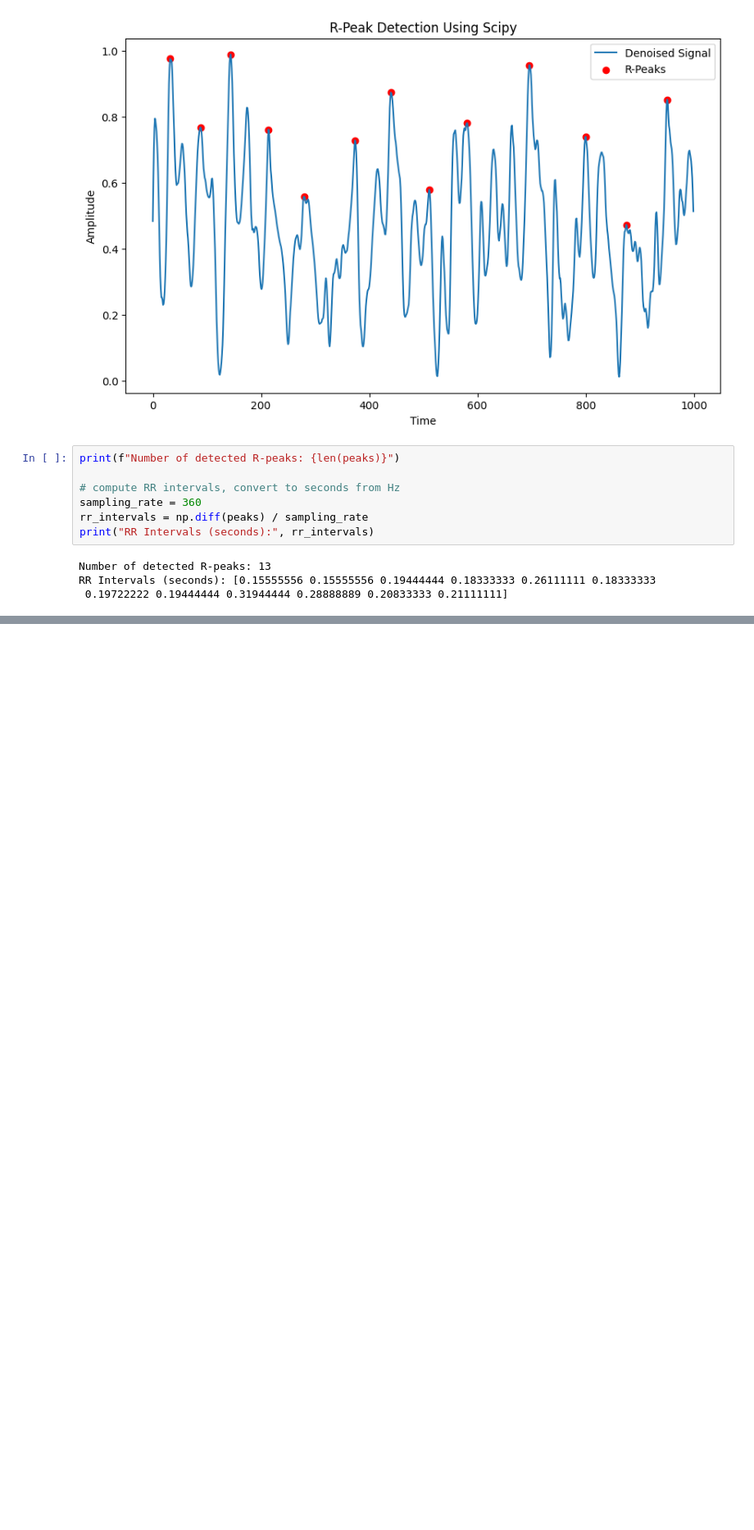
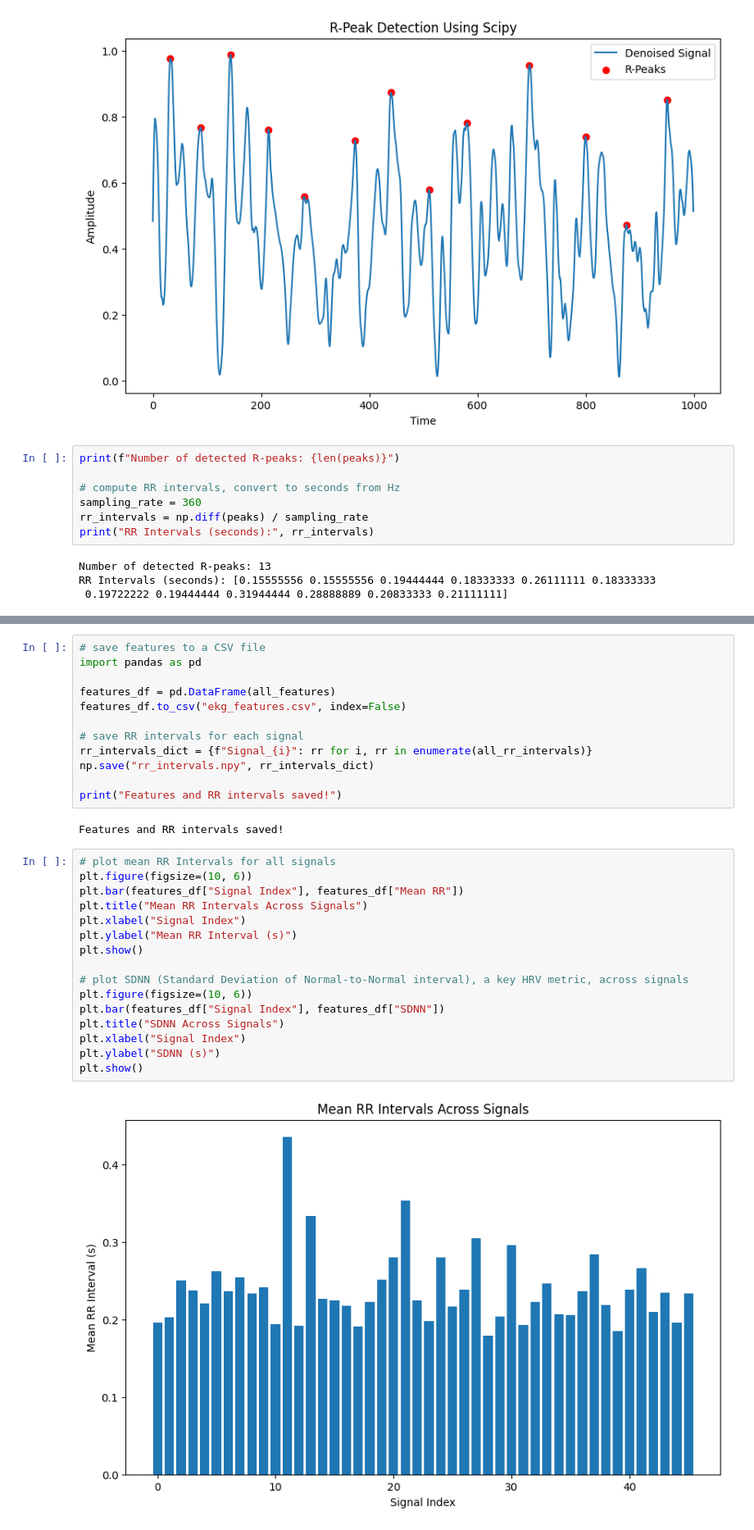
Before and after one commit to mzqan/ekg-signal-processing, a Jupyter notebook: ekg_data_preprocessing.ipynb, the cells around one changed output, grey strips where cells are left out. Shown at 82% size. Saved outputs shown, nothing was run; the diff lists cells and outputs as text; blank space fills up the shorter version.

```diff
--- a/ekg_data_preprocessing.ipynb
+++ b/ekg_data_preprocessing.ipynb
@@ -367,0 +411,32 @@ plt.show()
+# %%
+# save features to a CSV file
+import pandas as pd
+
+features_df = pd.DataFrame(all_features)
+features_df.to_csv("ekg_features.csv", index=False)
+
+# save RR intervals for each signal
+rr_intervals_dict = {f"Signal_{i}": rr for i, rr in enumerate(all_rr_intervals)}
+np.save("rr_intervals.npy", rr_intervals_dict)
+
+print("Features and RR intervals saved!")
+# %% [output]
+Features and RR intervals saved!
+# %%
+# plot mean RR Intervals for all signals
+plt.figure(figsize=(10, 6))
+plt.bar(features_df["Signal Index"], features_df["Mean RR"])
+plt.title("Mean RR Intervals Across Signals")
+plt.xlabel("Signal Index")
+plt.ylabel("Mean RR Interval (s)")
+plt.show()
+
+# plot SDNN (Standard Deviation of Normal-to-Normal interval), a key HRV metric, across signals
+plt.figure(figsize=(10, 6))
+plt.bar(features_df["Signal Index"], features_df["SDNN"])
+plt.title("SDNN Across Signals")
+plt.xlabel("Signal Index")
+plt.ylabel("SDNN (s)")
+plt.show()
+# %% [output]
+[figure, added]
```
Also changed, not shown: parts of 6 cells of this notebook, 2 other files.
